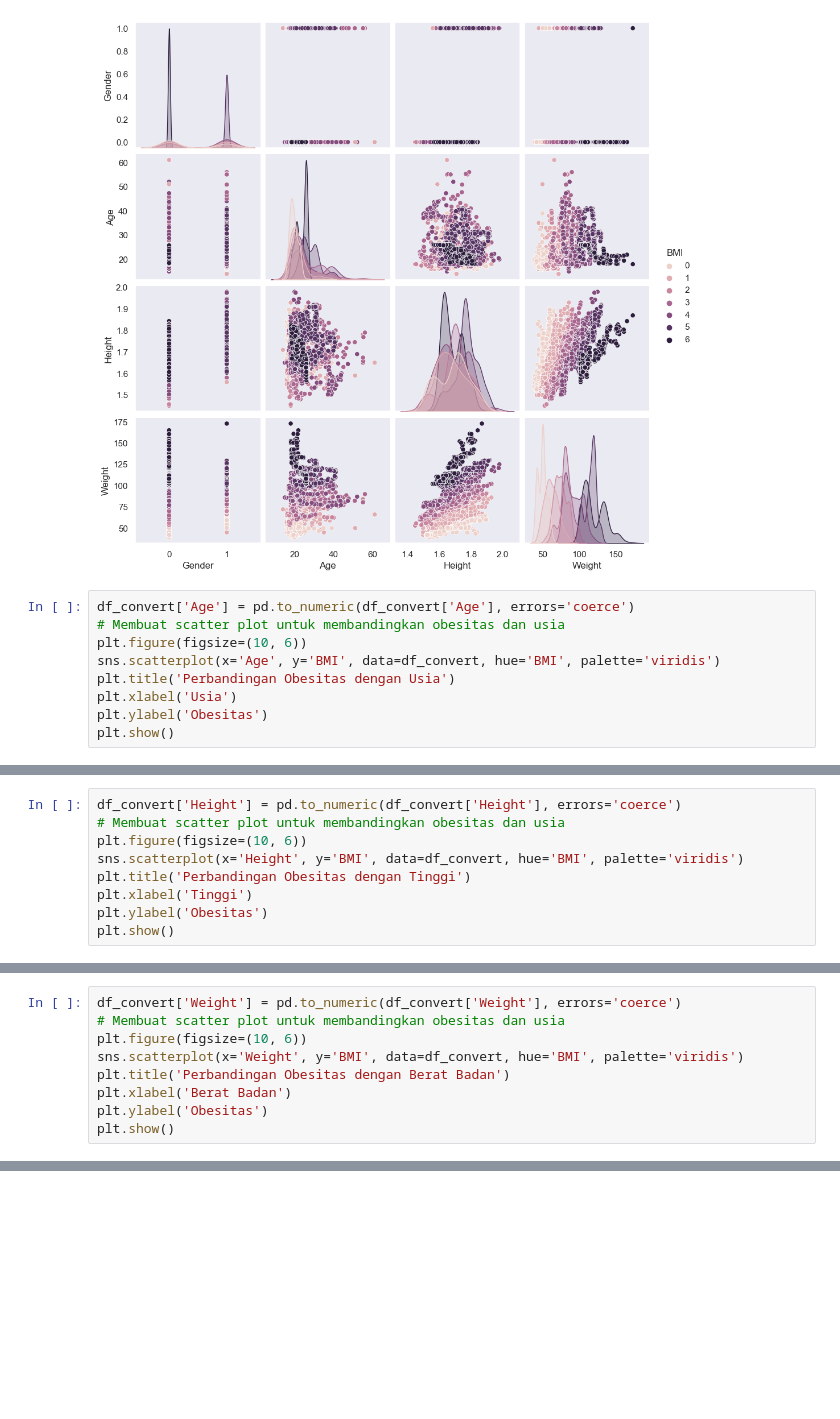
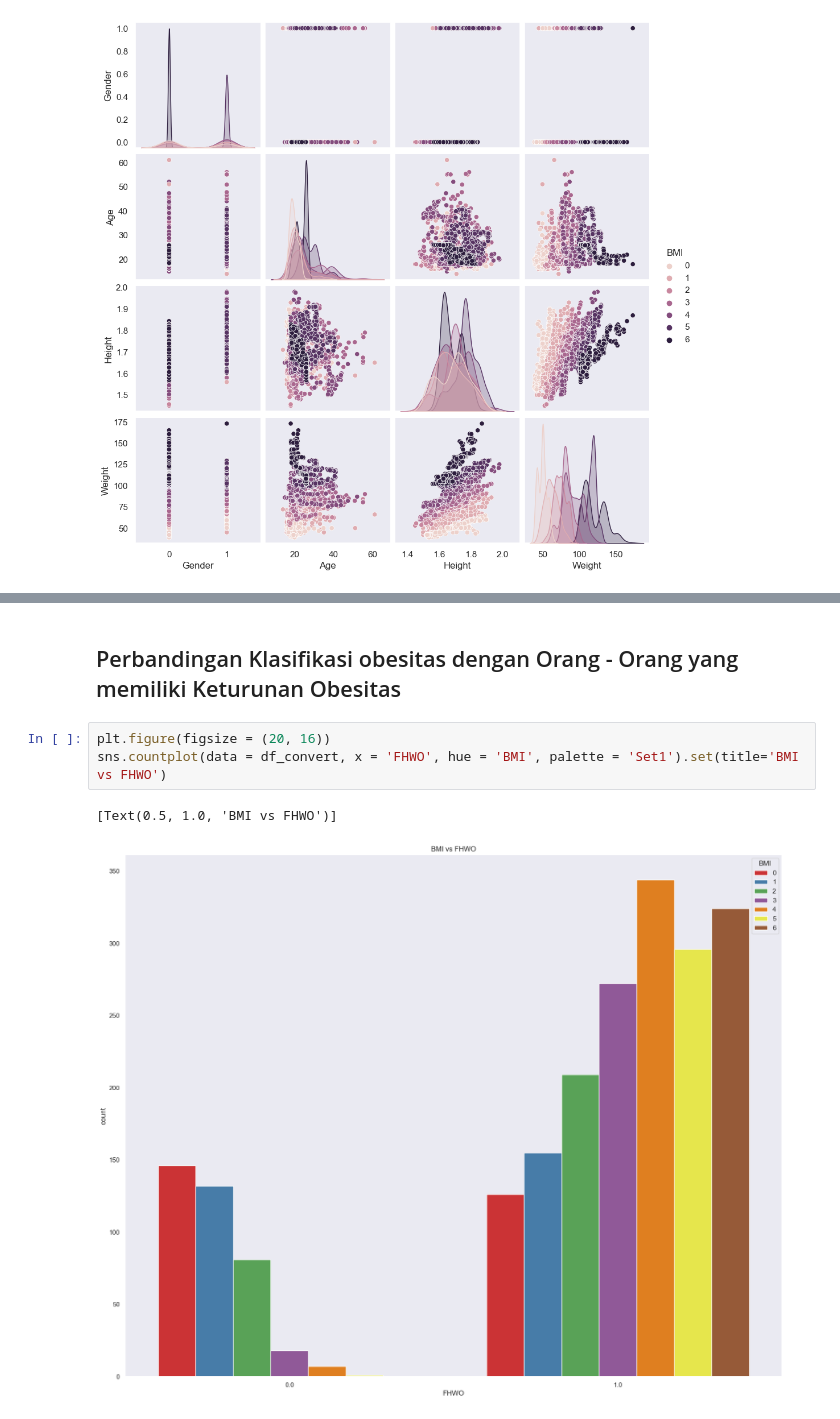
Before and after one commit to v0rein/FinalProject, a Jupyter notebook: Final_Project.ipynb, the cells around one changed output, grey strips where cells are left out. Cells and saved outputs as stored; diff of their text form; blank space fills up the shorter version.

```diff
--- a/Final_Project.ipynb
+++ b/Final_Project.ipynb
@@ -356,12 +393,3 @@ sns.pairplot(df_convert,
 plt.savefig('pairplot1.png')
 # %% [output]
 [figure]
-# %%
-df_convert['Age'] = pd.to_numeric(df_convert['Age'], errors='coerce')
-# Membuat scatter plot untuk membandingkan obesitas dan usia
-plt.figure(figsize=(10, 6))
-sns.scatterplot(x='Age', y='BMI', data=df_convert, hue='BMI', palette='viridis')
-plt.title('Perbandingan Obesitas dengan Usia')
-plt.xlabel('Usia')
-plt.ylabel('Obesitas')
-plt.show()
@@ -379,9 +395,0 @@ plt.show()
-# %%
-df_convert['Height'] = pd.to_numeric(df_convert['Height'], errors='coerce')
-# Membuat scatter plot untuk membandingkan obesitas dan usia
-plt.figure(figsize=(10, 6))
-sns.scatterplot(x='Height', y='BMI', data=df_convert, hue='BMI', palette='viridis')
-plt.title('Perbandingan Obesitas dengan Tinggi')
-plt.xlabel('Tinggi')
-plt.ylabel('Obesitas')
-plt.show()
@@ -399,9 +395,0 @@ plt.show()
-# %%
-df_convert['Weight'] = pd.to_numeric(df_convert['Weight'], errors='coerce')
-# Membuat scatter plot untuk membandingkan obesitas dan usia
-plt.figure(figsize=(10, 6))
-sns.scatterplot(x='Weight', y='BMI', data=df_convert, hue='BMI', palette='viridis')
-plt.title('Perbandingan Obesitas dengan Berat Badan')
-plt.xlabel('Berat Badan')
-plt.ylabel('Obesitas')
-plt.show()
@@ -418,0 +396,8 @@ plt.show()
+# %% [markdown]
+## Perbandingan Klasifikasi obesitas dengan Orang - Orang yang memiliki Keturunan Obesitas
+# %%
+plt.figure(figsize = (20, 16))
+sns.countplot(data = df_convert, x = 'FHWO', hue = 'BMI', palette = 'Set1').set(title='BMI vs FHWO')
+# %% [output]
+[Text(0.5, 1.0, 'BMI vs FHWO')]
+[figure, added]
```
Also changed, not shown: parts of 21 cells of this notebook.
